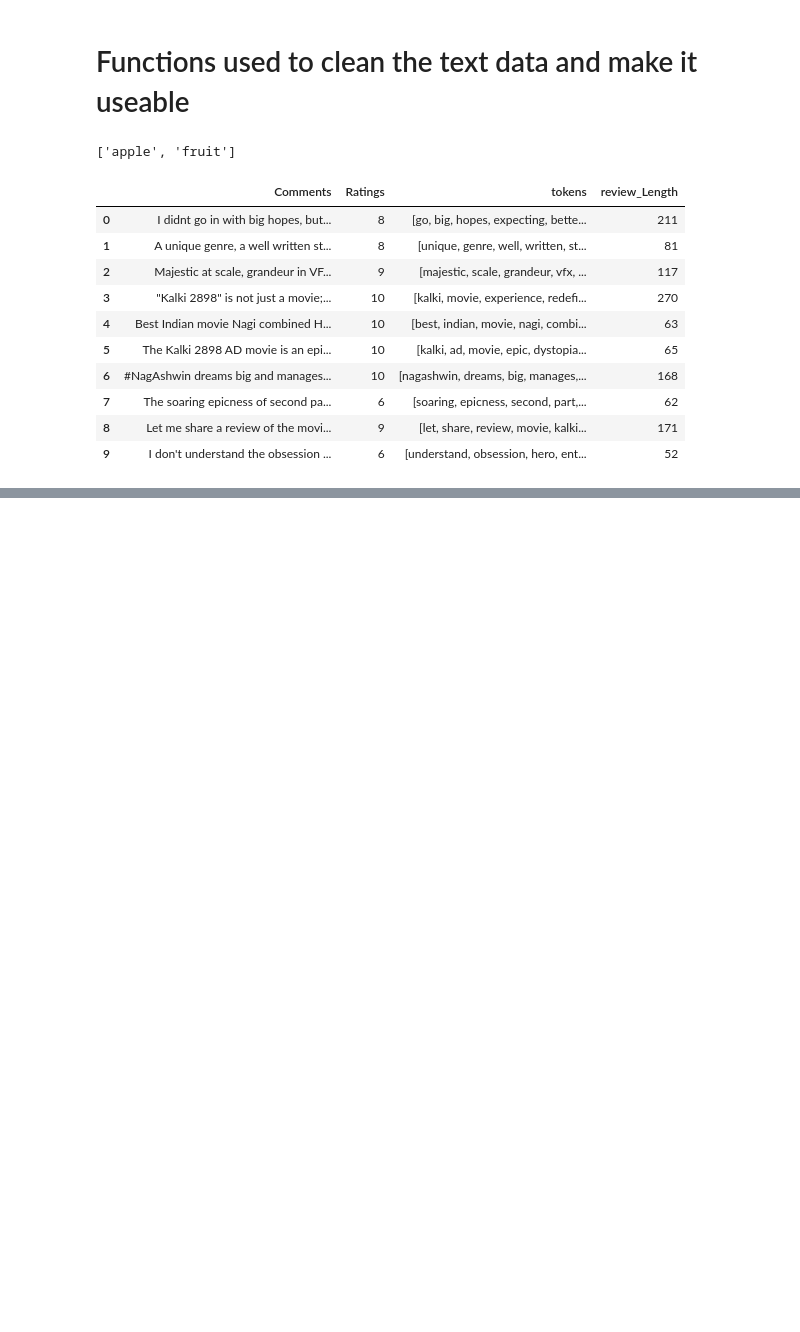
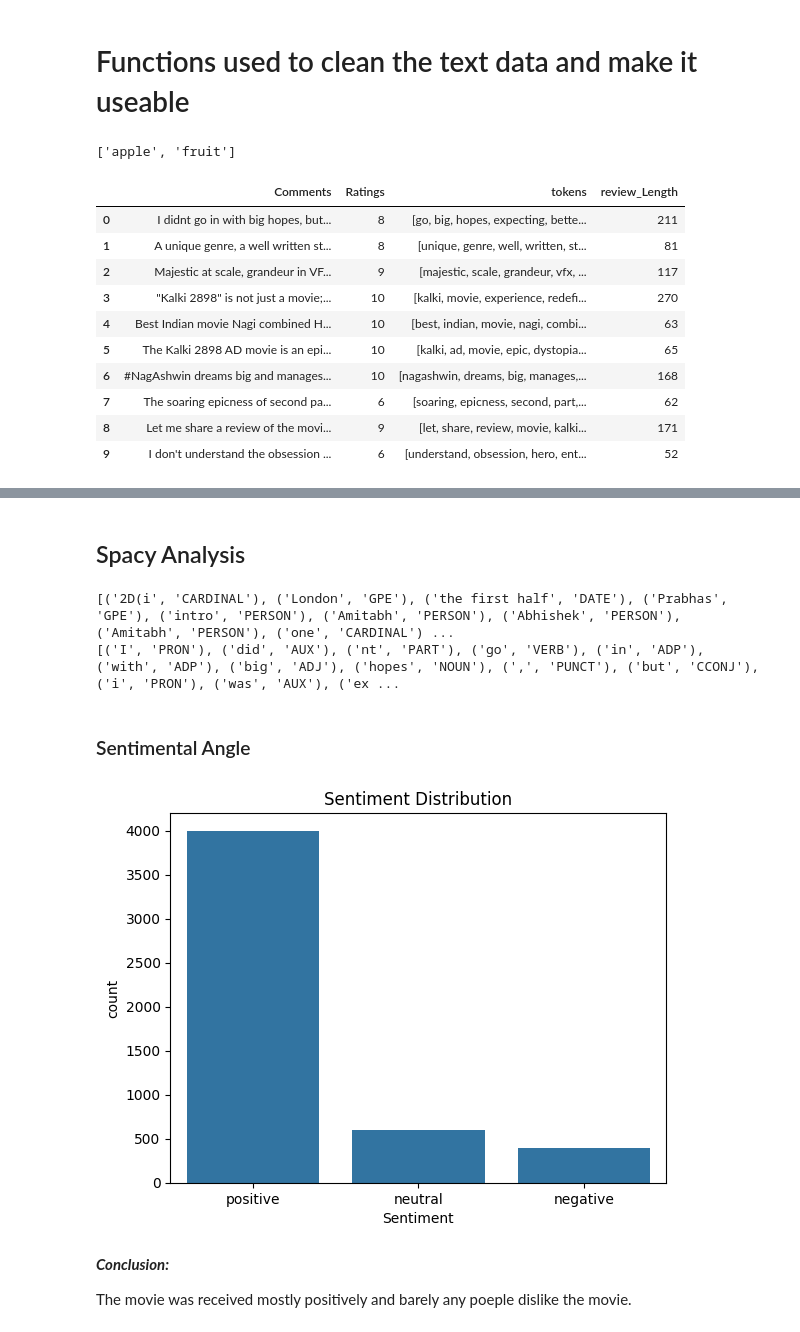
Before and after one commit to himanshutiwari2005/CANTILEVER, a Jupyter notebook: Task-1/EDA.ipynb, the cells around one changed output, grey strips where cells are left out. Saved outputs shown, nothing was run; the diff lists cells and outputs as text; code cells hidden in the pictures; blank space fills up the shorter version.

```diff
--- a/Task-1/EDA.ipynb
+++ b/Task-1/EDA.ipynb
@@ -108,0 +122,27 @@ df.head(10)
+# %% [markdown]
+## Spacy Analysis
+# %%
+nlp = spacy.load("en_core_web_sm")
+
+doc = nlp(df["Comments"].iloc[0])
+print([(ent.text, ent.label_) for ent in doc.ents])
+print([(token.text, token.pos_) for token in doc[:20]])
+# %% [output]
+[('2D(i', 'CARDINAL'), ('London', 'GPE'), ('the first half', 'DATE'), ('Prabhas', 'GPE'), ('intro', 'PERSON'), ('Amitabh', 'PERSON'), ('Abhishek', 'PERSON'), ('Amitabh', 'PERSON'), ('one', 'CARDINAL') ...
+[('I', 'PRON'), ('did', 'AUX'), ('nt', 'PART'), ('go', 'VERB'), ('in', 'ADP'), ('with', 'ADP'), ('big', 'ADJ'), ('hopes', 'NOUN'), (',', 'PUNCT'), ('but', 'CCONJ'), ('i', 'PRON'), ('was', 'AUX'), ('ex ...
+# %% [markdown]
+### Sentimental Angle
+# %%
+df["Sentiment"] = df["Ratings"].apply(
+    lambda x: "positive" if x >= 7 else ("negative" if x <= 4 else "neutral")
+)
+
+sns.countplot(x="Sentiment", data=df)
+plt.title("Sentiment Distribution")
+plt.show()
+# %% [output]
+[figure, added]
+# %% [markdown]
+***Conclusion:***
+
+The movie was received mostly positively and barely any poeple dislike the movie.
```
Also changed, not shown: parts of 4 cells of this notebook, 2 other files.
